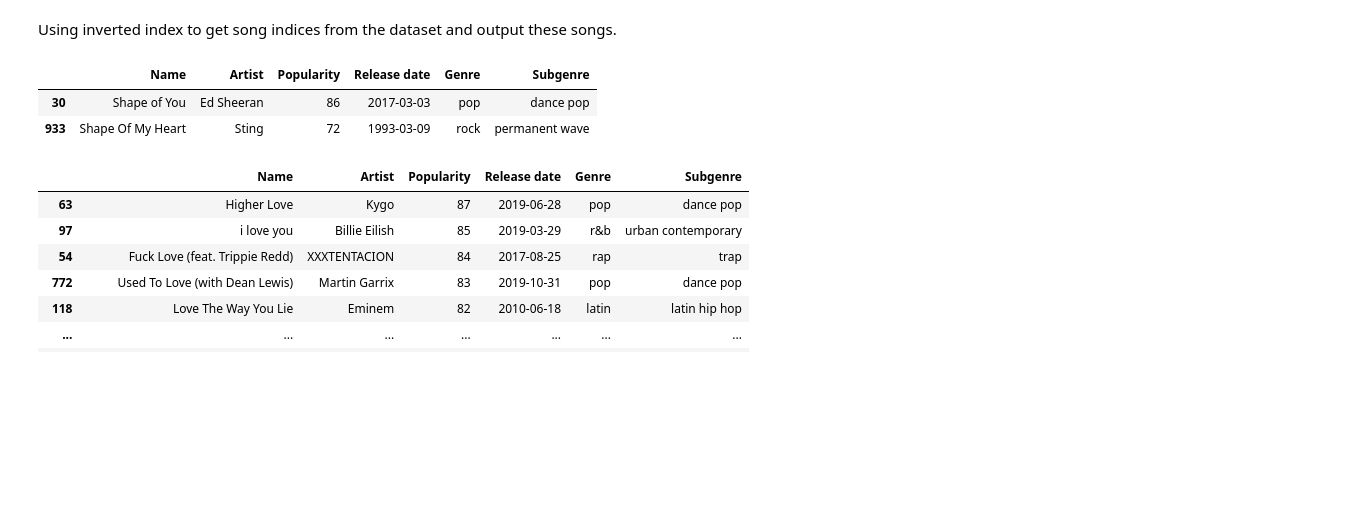
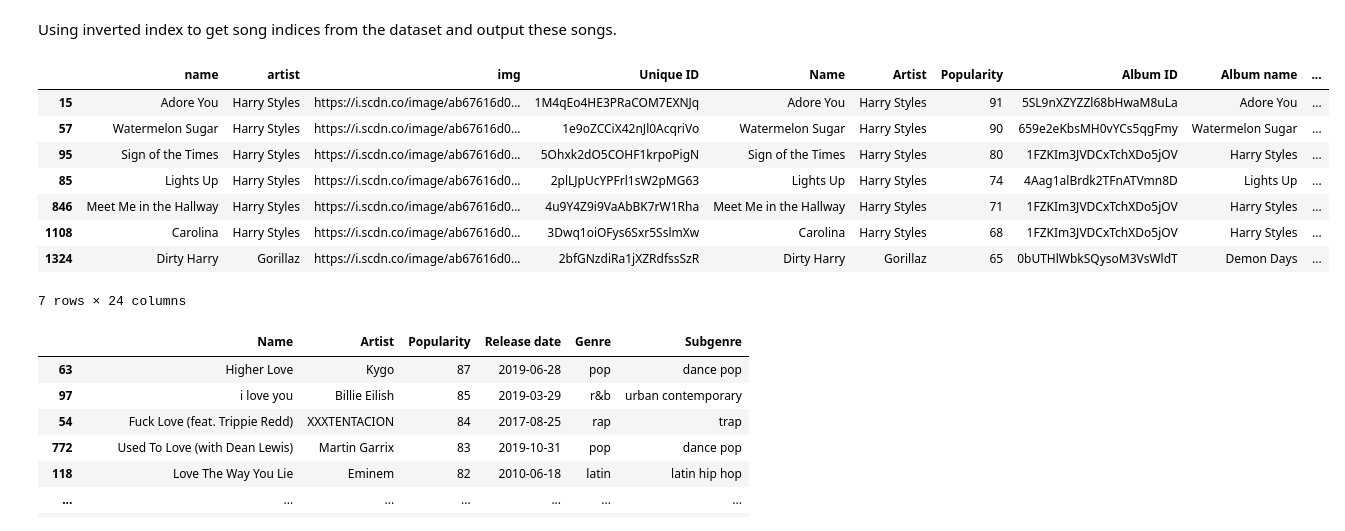
Before and after one commit to Zachaditya/playlist_recommender, a Jupyter notebook: predict.ipynb, the cells around one changed output. Saved outputs shown, nothing was run; the diff lists cells and outputs as text; code cells hidden in the pictures; blank space fills up the shorter version.

```diff
--- a/predict.ipynb
+++ b/predict.ipynb
@@ -317,25 +301,33 @@ Using inverted index to get song indices from the dataset and output these songs
 # %%
 from collections import defaultdict
 
 song_names = SE_data['Name']
+artist_names = SE_data['Artist']
 
 inverted_index = defaultdict(list)
-for i, song in enumerate(song_names):
-    for word in song.lower().split():
+for i, (song, artist) in enumerate(zip(song_names, artist_names)):
+    combined_text = f"{song} {artist}".lower()
+    for word in combined_text.split():
         inverted_index[word].append(i)
 
-query = "Shape"
+query = "Harry"
 matched_indices = inverted_index.get(query.lower(), [])
 
 results_df = SE_data.iloc[matched_indices]
 
 results_df = results_df.sort_values(by='Popularity', ascending=False)
 
 results_df
 # %% [output]
-|  | Name | Artist | Popularity | Release date | Genre | Subgenre |
-| 30 | Shape of You | Ed Sheeran | 86 | 2017-03-03 | pop | dance pop |
-| 933 | Shape Of My Heart | Sting | 72 | 1993-03-09 | rock | permanent wave |
+|  | name | artist | img | Unique ID | Name | Artist | Popularity | Album ID | Album name | ... |
+| 15 | Adore You | Harry Styles | https://i.scdn.co/image/ab67616d0... | 1M4qEo4HE3PRaCOM7EXNJq | Adore You | Harry Styles | 91 | 5SL9nXZYZZl68bHwaM8uLa | Adore You | ... |
+| 57 | Watermelon Sugar | Harry Styles | https://i.scdn.co/image/ab67616d0... | 1e9oZCCiX42nJl0AcqriVo | Watermelon Sugar | Harry Styles | 90 | 659e2eKbsMH0vYCs5qgFmy | Watermelon Sugar | ... |
+| 95 | Sign of the Times | Harry Styles | https://i.scdn.co/image/ab67616d0... | 5Ohxk2dO5COHF1krpoPigN | Sign of the Times | Harry Styles | 80 | 1FZKIm3JVDCxTchXDo5jOV | Harry Styles | ... |
+| 85 | Lights Up | Harry Styles | https://i.scdn.co/image/ab67616d0... | 2plLJpUcYPFrl1sW2pMG63 | Lights Up | Harry Styles | 74 | 4Aag1alBrdk2TFnATVmn8D | Lights Up | ... |
+| 846 | Meet Me in the Hallway | Harry Styles | https://i.scdn.co/image/ab67616d0... | 4u9Y4Z9i9VaAbBK7rW1Rha | Meet Me in the Hallway | Harry Styles | 71 | 1FZKIm3JVDCxTchXDo5jOV | Harry Styles | ... |
+| 1108 | Carolina | Harry Styles | https://i.scdn.co/image/ab67616d0... | 3Dwq1oiOFys6Sxr5SslmXw | Carolina | Harry Styles | 68 | 1FZKIm3JVDCxTchXDo5jOV | Harry Styles | ... |
+| 1324 | Dirty Harry | Gorillaz | https://i.scdn.co/image/ab67616d0... | 2bfGNzdiRa1jXZRdfssSzR | Dirty Harry | Gorillaz | 65 | 0bUTHlWbkSQysoM3VsWldT | Demon Days | ... |
+7 rows × 24 columns
 # %%
 query_2 = "Love"
 
```
Also changed, not shown: parts of 2 cells of this notebook, 5 other files.
